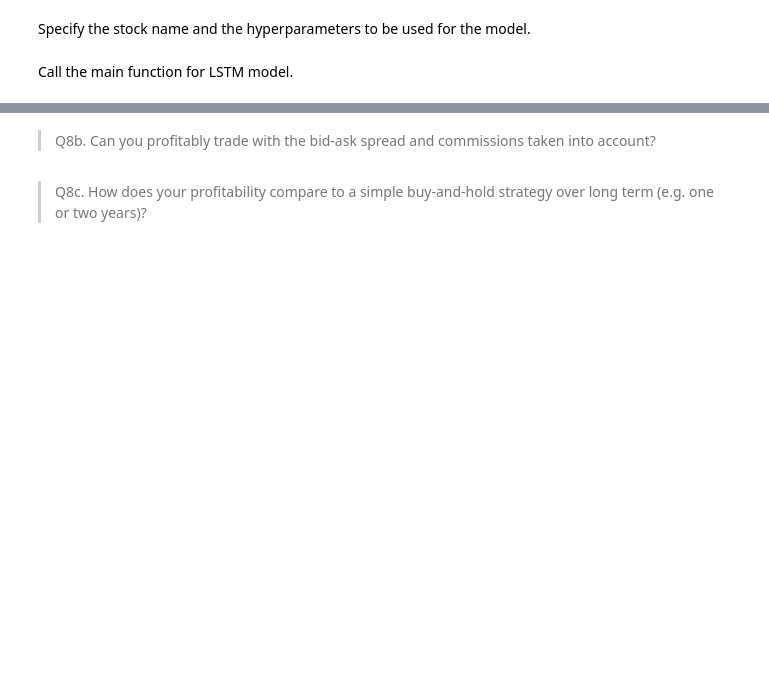
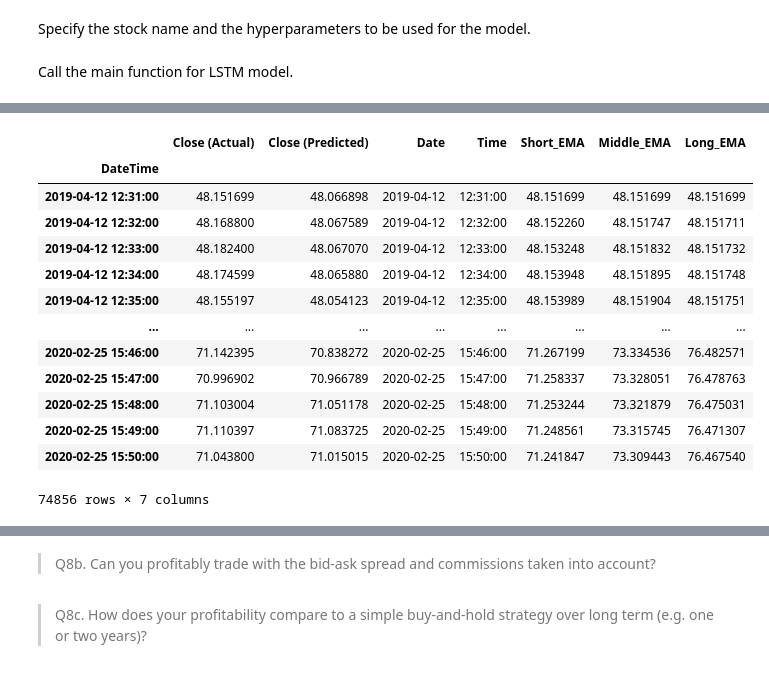
Before and after one commit to munish30monga/lstm_based_stock_trading_system, a Jupyter notebook: 22m2153.ipynb, the cells around one changed output, grey strips where cells are left out. Drawn from its saved outputs; the diff is of its cells as text; code cells hidden in the pictures; blank space fills up the shorter version.

```diff
--- a/22m2153.ipynb
+++ b/22m2153.ipynb
@@ -1796,29 +1794,34 @@ def LSTM_main(stocks, hyperparameters, analyse=False, plot_loss=False, plot_actu
         plot_actual_vs_predicted(pred_df_dict_valid, predict=hyperparameters['predict'], title=plot_title)
         plot_title = f"Actual vs. Predicted '{hyperparameters['predict']}' Prices for {stocks[0]} on Test Set"
         plot_actual_vs_predicted(pred_df_dict_test, predict=hyperparameters['predict'], title=plot_title)
+    return model, pred_df_dict_valid, pred_df_dict_test
 # %% [markdown]
 Specify the stock name and the hyperparameters to be used for the model.
 # %%
 stocks = ["AAPL"]
 hyperparameters = {
     'batch_size': 128,
-    'seq_length': 10,
-    'pred_horizon': 1,
+    'random_seed': 42,
+    'few_stocks': 4,
+    'start_date': '2020-01-01',
+    'end_date': '2020-02-01',
+    'seq_length': 50,
+    'pred_horizon': 5,          # Let us now predict 5 minutes into the future
     'predict': 'Close',
     'hidden_dim': 32,
     'num_layers': 1,
     'epochs': 10,
     'learning_rate': 0.01,
     'weight_decay': 0.03,
-    'regularize': True,
+    'regularize': False,
     'years_to_keep': 10,
     'patience': 4,
-    'save_best': True
+    'save_best': False
 }
 # %% [markdown]
 Call the main function for LSTM model.
 # %%
-LSTM_main(stocks, hyperparameters, analyse=True, plot_loss=True, plot_actual_vs_pred=True)
+model, pred_df_dict_valid, pred_df_dict_test = LSTM_main(stocks, hyperparameters, analyse=True, plot_loss=True, plot_actual_vs_pred=True)
 # %% [output]
 Stock: AAPL
 |  | DateTime | Open | High | Low | Close | Volume |
@@ -1859,2 +1862,34 @@ Epoch: [7/10] | Epoch Train Loss: 4.7415628288778045e-05 | Epoch Valid Loss: 0.0
 ####################################################################################################
 ... (6 outputs left out)
+# %%
+def create_tema_df_dict(pred_df_dict, column="Close(Actual)"):
+    tema_df_dict = {}
+    for stock, df in pred_df_dict.items():
+        # df['DateTime'] = pd.to_datetime(df['DateTime'])  # Convert to datetime type
+        # df.set_index('DateTime', inplace=True)  # Set DateTime column as the index
+
+        # Calculate the EMAs
+        df['Short_EMA'] = df[column].ewm(span=60, adjust=False).mean()
+        df['Middle_EMA'] = df[column].ewm(span=720, adjust=False).mean()
+        df['Long_EMA'] = df[column].ewm(span=2880, adjust=False).mean()
+
+        tema_df_dict[stock] = df
+    return tema_df_dict
+# %%
+tema_df_dict = create_tema_df_dict(pred_df_dict_valid, column = f"{predict} (Actual)")
+tema_df_dict[stocks[0]]
+# %% [output]
+|  | Close (Actual) | Close (Predicted) | Date | Time | Short_EMA | Middle_EMA | Long_EMA |
+| DateTime |  |  |  |  |  |  |  |
+| 2019-04-12 12:31:00 | 48.151699 | 48.066898 | 2019-04-12 | 12:31:00 | 48.151699 | 48.151699 | 48.151699 |
+| 2019-04-12 12:32:00 | 48.168800 | 48.067589 | 2019-04-12 | 12:32:00 | 48.152260 | 48.151747 | 48.151711 |
+| 2019-04-12 12:33:00 | 48.182400 | 48.067070 | 2019-04-12 | 12:33:00 | 48.153248 | 48.151832 | 48.151732 |
+| 2019-04-12 12:34:00 | 48.174599 | 48.065880 | 2019-04-12 | 12:34:00 | 48.153948 | 48.151895 | 48.151748 |
+| 2019-04-12 12:35:00 | 48.155197 | 48.054123 | 2019-04-12 | 12:35:00 | 48.153989 | 48.151904 | 48.151751 |
+| ... | ... | ... | ... | ... | ... | ... | ... |
+| 2020-02-25 15:46:00 | 71.142395 | 70.838272 | 2020-02-25 | 15:46:00 | 71.267199 | 73.334536 | 76.482571 |
+| 2020-02-25 15:47:00 | 70.996902 | 70.966789 | 2020-02-25 | 15:47:00 | 71.258337 | 73.328051 | 76.478763 |
+| 2020-02-25 15:48:00 | 71.103004 | 71.051178 | 2020-02-25 | 15:48:00 | 71.253244 | 73.321879 | 76.475031 |
+| 2020-02-25 15:49:00 | 71.110397 | 71.083725 | 2020-02-25 | 15:49:00 | 71.248561 | 73.315745 | 76.471307 |
+| 2020-02-25 15:50:00 | 71.043800 | 71.015015 | 2020-02-25 | 15:50:00 | 71.241847 | 73.309443 | 76.467540 |
+74856 rows × 7 columns
```
Also changed, not shown: parts of 6 cells of this notebook.
